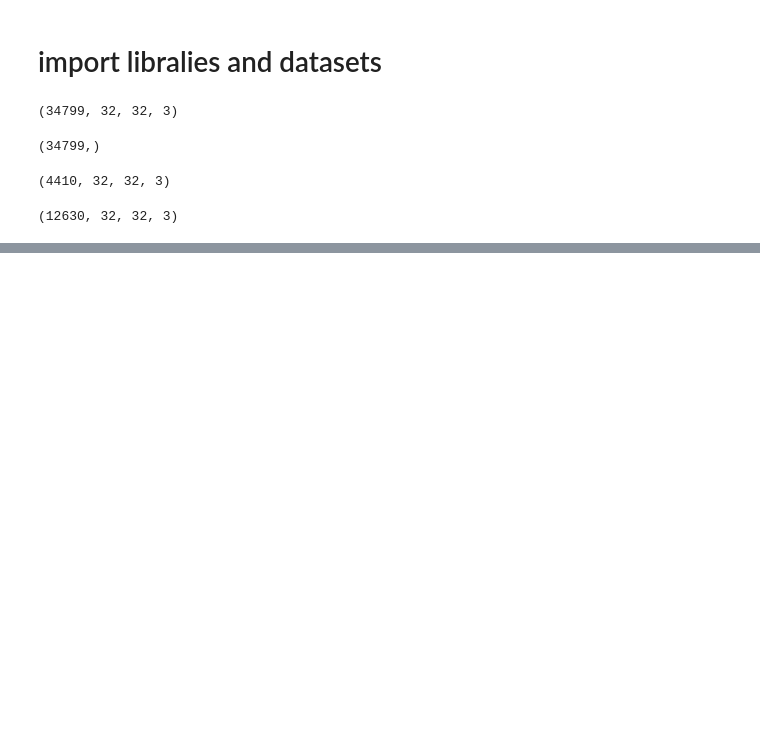
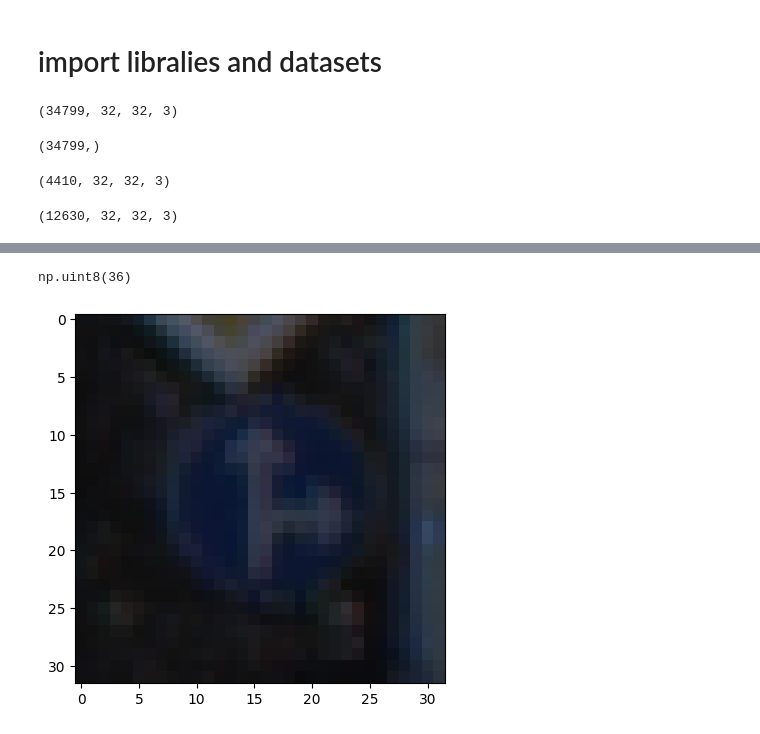
Before and after one commit to Kris1825/LE-NET-DEEP-NETWORK---TRAFFIC-SIGN-CLASSIFICATION, a Jupyter notebook: Untitled.ipynb, the cells around one changed output, grey strips where cells are left out. Saved outputs shown, nothing was run; the diff lists cells and outputs as text; code cells hidden in the pictures; blank space fills up the shorter version.

```diff
--- a/Untitled.ipynb
+++ b/Untitled.ipynb
@@ -38,0 +56,7 @@ X_test.shape
+# %%
+i = 999
+plt.imshow(X_train[i])
+y_train[i]
+# %% [output]
+np.uint8(36)
+[figure, added]
```
Also changed, not shown: parts of 25 cells of this notebook.
